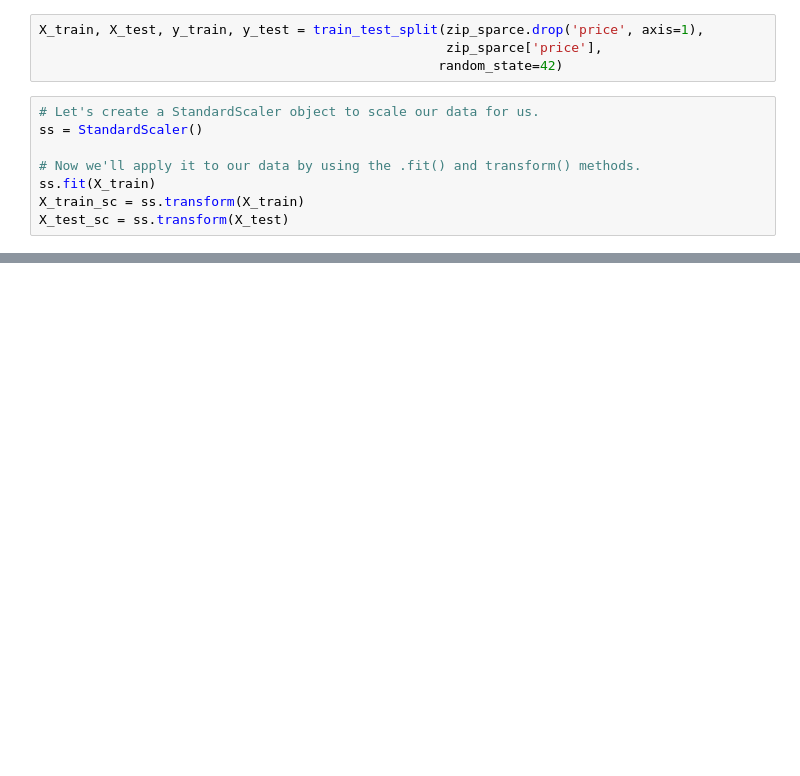
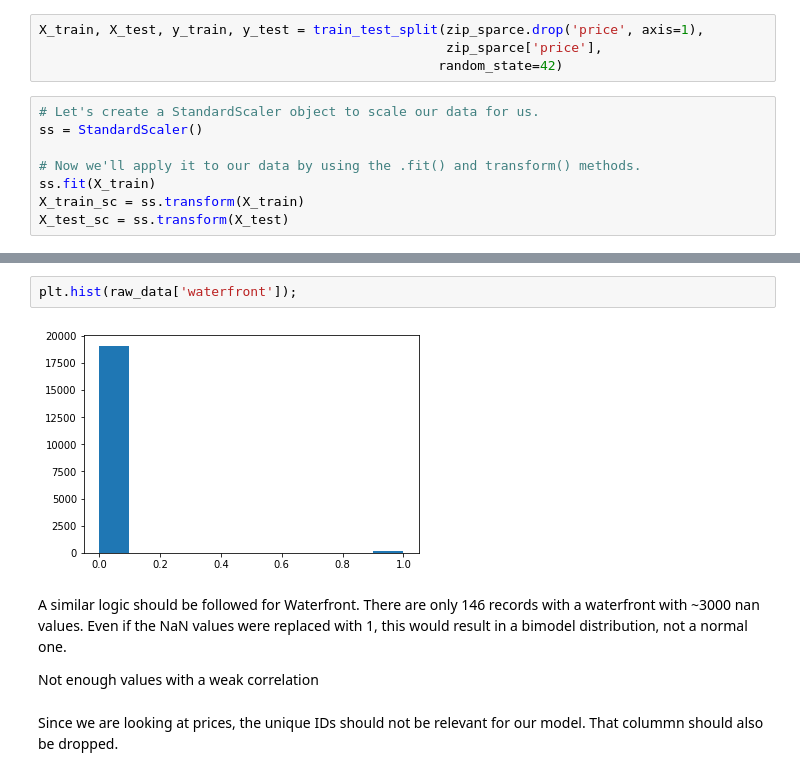
Before and after one commit to dirkstrong1/dsc-v2-mod1-final-project-seattle-ds-080519, a Jupyter notebook: aaron_first_model.ipynb, the cells around one changed output, grey strips where cells are left out. Cells and saved outputs as stored; diff of their text form; blank space fills up the shorter version.

Commit message:
Add some comments on dropping Waterfront

```diff
--- a/aaron_first_model.ipynb
+++ b/aaron_first_model.ipynb
@@ -187,0 +317,10 @@ Index(['x0_98002', 'x0_98003', 'x0_98004', 'x0_98005', 'x0_98006', 'x0_98007',
+# %%
+plt.hist(raw_data['waterfront']);
+# %% [output]
+[figure, added]
+# %% [markdown]
+A similar logic should be followed for Waterfront. There are only 146 records with a waterfront with ~3000 nan values. Even if the NaN values were replaced with 1, this would result in a bimodel distribution, not a normal one.
+
+Not enough values with a weak correlation
+# %% [markdown]
+Since we are looking at prices, the unique IDs should not be relevant for our model. That colummn should also be dropped.
```
Also changed, not shown: parts of 37 cells of this notebook.
